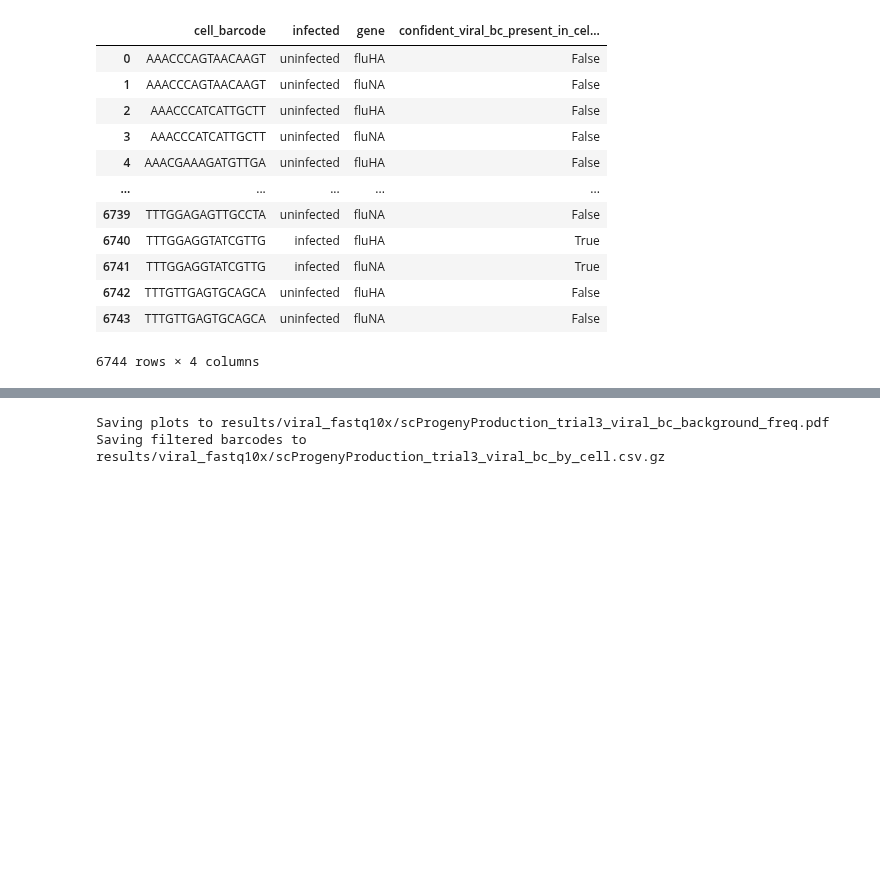
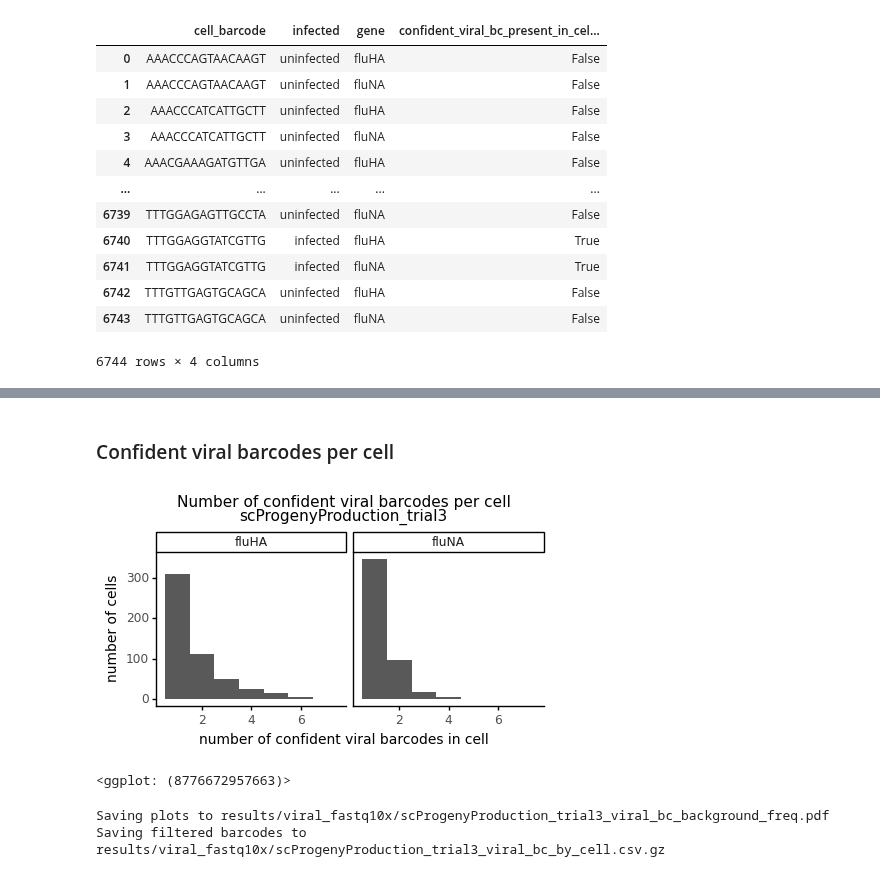
Before and after one commit to jbloomlab/barcoded_flu_pdmH1N1, a Jupyter notebook: viral_bc_in_each_cell.py.ipynb, the cells around one changed output, grey strips where cells are left out. Drawn from its saved outputs; the diff is of its cells as text; code cells hidden in the pictures; blank space fills up the shorter version.

```diff
--- a/viral_bc_in_each_cell.py.ipynb
+++ b/viral_bc_in_each_cell.py.ipynb
@@ -599,3 +600,35 @@ display(output_fig)
+# %% [markdown]
+### Confident viral barcodes per cell
+# %%
+n_viral_bc = (viral_bc_frac
+             .query('(confident_viral_bc == True)',
+                    engine='python')
+             .groupby(['cell_barcode',
+                       'gene',
+                       'confident_viral_bc'])
+             ['viral_barcode']
+             .nunique()
+             .reset_index()
+             .rename(columns={'viral_barcode': 'n_viral_bc'}))
+# %%
+fig = (p9.ggplot(n_viral_bc) +
+       p9.geom_histogram(p9.aes(x='n_viral_bc'),
+                         binwidth=1,
+                         position='dodge') +
+       p9.facet_grid('~gene') +
+       p9.ggtitle('Number of confident viral barcodes per cell\n'
+                  f'{expt}') +
+       p9.xlab('number of confident viral barcodes in cell') +
+       p9.ylab('number of cells') +
+       p9.theme(figure_size=(5, 2),
+                plot_title=p9.element_text(size=11),
+                axis_title=p9.element_text(size=10),
+                legend_title=p9.element_text(size=10),
+                legend_title_align='center'))
+display(fig)
+# %% [output]
+[figure, added]
+<ggplot: (8776672957663)>
 # %%
 print(f"Saving plots to {plot}")
 p9.ggsave(plot=output_fig, filename=plot, verbose=False)
```
Also changed, not shown: parts of 9 cells of this notebook.
